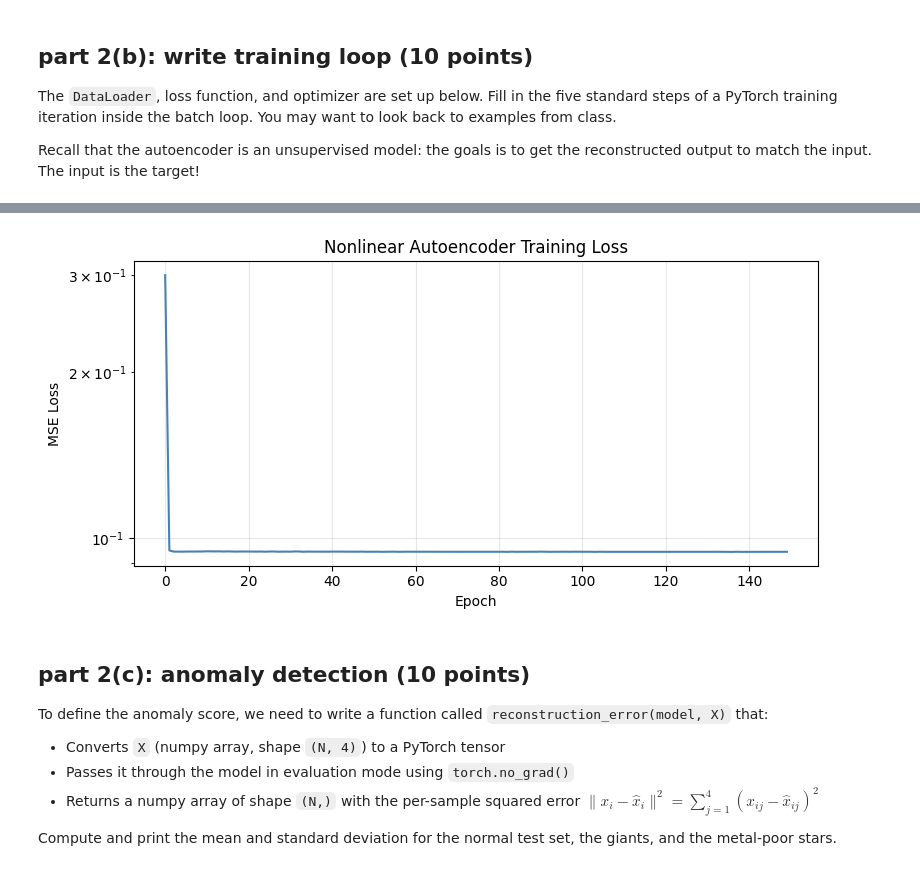
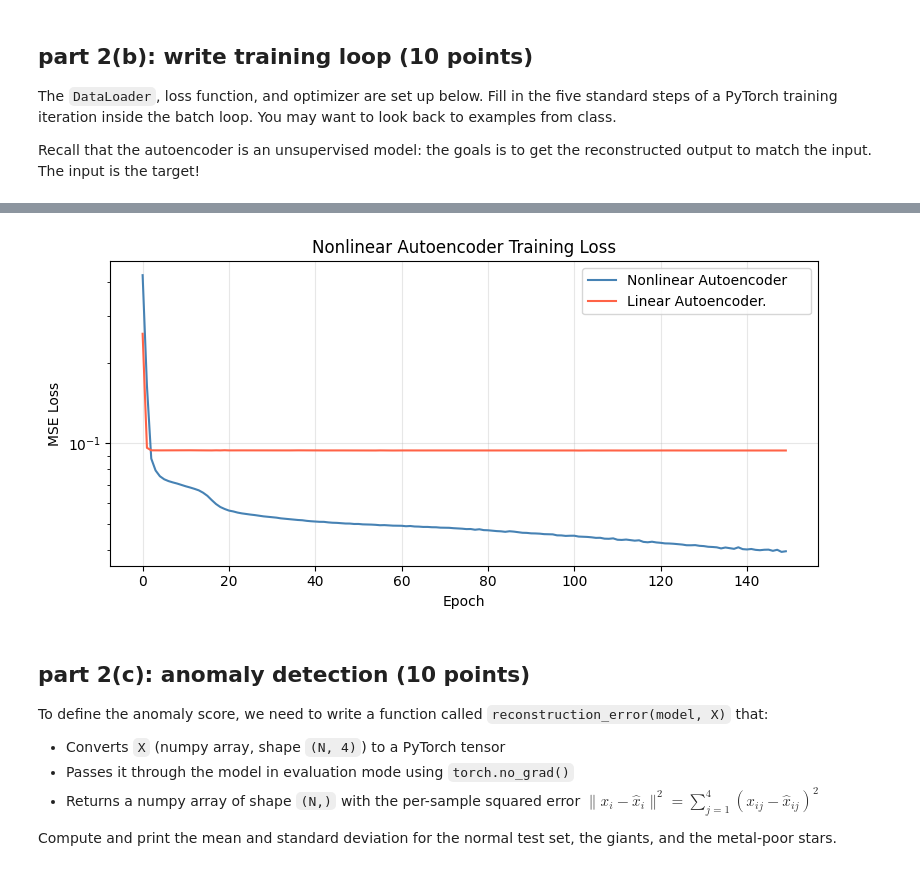
Before and after one commit to lbovet8/phys152-2026, a Jupyter notebook: Exercises/Homework-4.ipynb, the cells around one changed output, grey strips where cells are left out. Saved outputs shown, nothing was run; the diff lists cells and outputs as text; code cells hidden in the pictures.

```diff
--- a/Exercises/Homework-4.ipynb
+++ b/Exercises/Homework-4.ipynb
@@ -473,17 +473,17 @@ class NonlinearAutoencoder(nn.Module):
 
         self.encoder = nn.Sequential(
             nn.Linear(input_dim, 16),
-            #nn.ReLU(),
+            nn.ReLU(),
             nn.Linear(16, 8),
-            #nn.ReLU(),
+            nn.ReLU(),
             nn.Linear(8, latent_dim),
         )
 
         self.decoder = nn.Sequential(
             nn.Linear(latent_dim, 8),
-            #nn.ReLU(),
+            nn.ReLU(),
             nn.Linear(8, 16),
-            #nn.ReLU(),
+            nn.ReLU(),
             nn.Linear(16, input_dim)
         )
 
@@ -562,0 +610,29 @@ Epoch  150/150  |  Loss: 0.094464
+# %%
+# this is for 2e
+criterion    = nn.MSELoss()
+optimizer    = optim.Adam(model_linear.parameters(), lr=0.001)
+loss_history_linear = []
+
+model_linear.train()
+# You can change the number of epochs if you like, but this works.
+for epoch in range(150):
+    epoch_loss = 0.0
+    for x_batch, target_batch in train_loader:
+        # YOUR CODE HERE
+        # 1. Zero the gradients
+        optimizer.zero_grad()
+        # 2. Forward pass
+        y_pred = model_linear(x_batch)
+        # 3. Compute loss
+        loss = criterion(y_pred, target_batch) #reconstructed should match target input
+        # 4. Backward pass
+        loss.backward()
+        # 5. Update weights
+        optimizer.step()
+        pass
+        epoch_loss += loss.item() * len(x_batch)
+
+    epoch_loss /= len(X_train)
+    loss_history_linear.append(epoch_loss)
+    if (epoch + 1) % 25 == 0:
+        print(f'Epoch {epoch+1:4d}/150  |  Loss: {epoch_loss:.6f}')
@@ -563,17 +646,19 @@ Epoch  150/150  |  Loss: 0.094464
 # %%
 # Run this to plot the training loss curve as function of epoch
 # You have written this code many times already.
 fig, ax = plt.subplots(figsize=(8, 4))
-ax.plot(loss_history, color='steelblue', linewidth=1.5)
+ax.plot(loss_history, color='steelblue',label ='Nonlinear Autoencoder', linewidth=1.5)
+ax.plot(loss_history_linear, color='tomato', label = 'Linear Autoencoder.         ', linewidth=1.5)
 ax.set_xlabel('Epoch')
 ax.set_ylabel('MSE Loss')
 ax.set_title('Nonlinear Autoencoder Training Loss')
 ax.set_yscale('log')
+plt.legend()
 ax.grid(True, alpha=0.3)
 plt.tight_layout()
 plt.show()
 # %% [output]
-[figure, old version]
+[figure, new version]
 # %% [markdown]
 ## part 2(c): anomaly detection (10 points)
 
```
Also changed, not shown: parts of 12 cells of this notebook.
